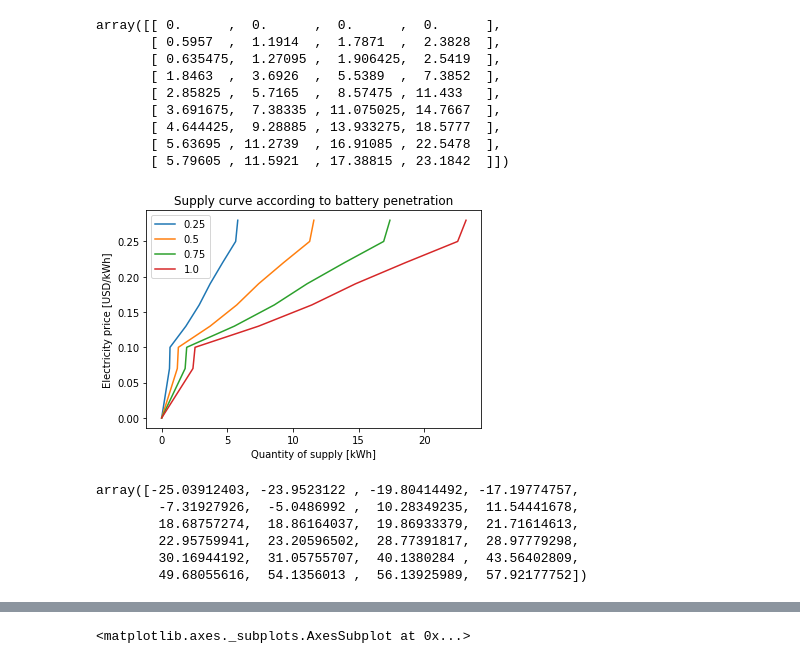
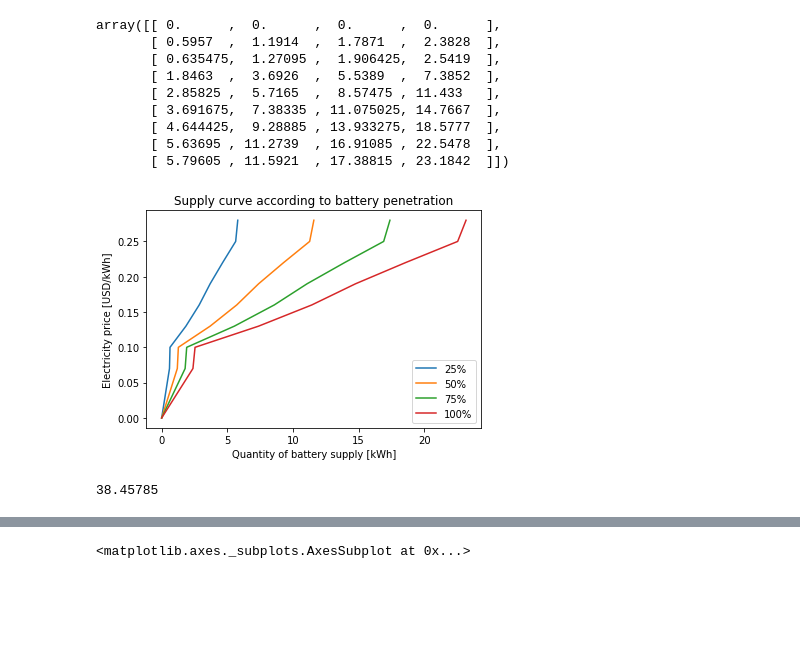
Before and after one commit to alefunxo/Solar_communities, a Jupyter notebook: Untitled.ipynb, the cells around one changed output, grey strips where cells are left out. Drawn from its saved outputs; the diff is of its cells as text; code cells hidden in the pictures; blank space fills up the shorter version.

```diff
--- a/Untitled.ipynb
+++ b/Untitled.ipynb
@@ -238,7 +238,7 @@ def price_probability(inputs):
     prob_mat=pd.read_csv(inputs['path']+'Input/P_selling_by_price_and_autarky2.txt',sep='\t',index_col=[0])
     q_supply=inputs['PV_penetration']*inputs['Batt_penetration']*inputs['df_demand'].shape[1]*prob_mat.loc[inputs['prob_choice'],:]*inputs['kWh_dis']
     for i in net_demand:
-        ind=find_interval(i,q_supply)
+        ind=find_interval_PQ(i,q_supply)
         #print(i)
         df_prices=np.append(df_prices,inputs['prices'][ind])
     df_prices=pd.DataFrame(df_prices.T, index=inputs['df_demand'].index)
@@ -352,7 +352,7 @@ def PV_SC(df,Batt,Conv_eff,Inv_eff,endo):
 PV_penetration=0.5
 reso='1h'
 path='./'
-day_sel='winter'
+day_sel='df'
 if (day_sel=='winter') or (day_sel=='summer'):
     endo=96
 else:
@@ -362,7 +362,6 @@ Inv_eff=0.95
 prices=np.array([0, 0.07,.10,.13,.16,.19,.22,.25,.28])
 prob_choice=0.5
 kWh_dis=1
-
 case='PV'
 Batt=pc.Battery(10,'NMC')
 # %%
@@ -480,23 +489,18 @@ array([[ 0.      ,  0.      ,  0.      ,  0.      ],
        [ 5.79605 , 11.5921  , 17.38815 , 23.1842  ]])
 # %%
 plt.plot(np.insert(np.array(qs).reshape(4,8).T,0,values=[0,0,0,0],axis=0),prices)
-labels=['0.25','0.5','0.75','1.0']
+labels=['25%','50%','75%','100%']
 plt.legend(labels)
-plt.xlabel('Quantity of supply [kWh]')
+plt.xlabel('Quantity of battery supply [kWh]')
 plt.ylabel('Electricity price [USD/kWh]')
 plt.title('Supply curve according to battery penetration')
 plt.savefig('QP.png')
 # %% [output]
-[figure, old version]
+[figure, new version]
 # %%
 nd[1]
 # %% [output]
-array([-25.03912403, -23.9523122 , -19.80414492, -17.19774757,
-        -7.31927926,  -5.0486992 ,  10.28349235,  11.54441678,
-        18.68757274,  18.86164037,  19.86933379,  21.71614613,
-        22.95759941,  23.20596502,  28.77391817,  28.97779298,
-        30.16944192,  31.05755707,  40.1380284 ,  43.56402809,
-        49.68055616,  54.1356013 ,  56.13925989,  57.92177752])
+38.45785
 # %%
 pd.DataFrame(np.array(nd).reshape(4,24).T,columns=['0.25','0.5','0.75','1.0']).plot()
 # %% [output]
```
Also changed, not shown: parts of 17 cells of this notebook, 2 other files.
